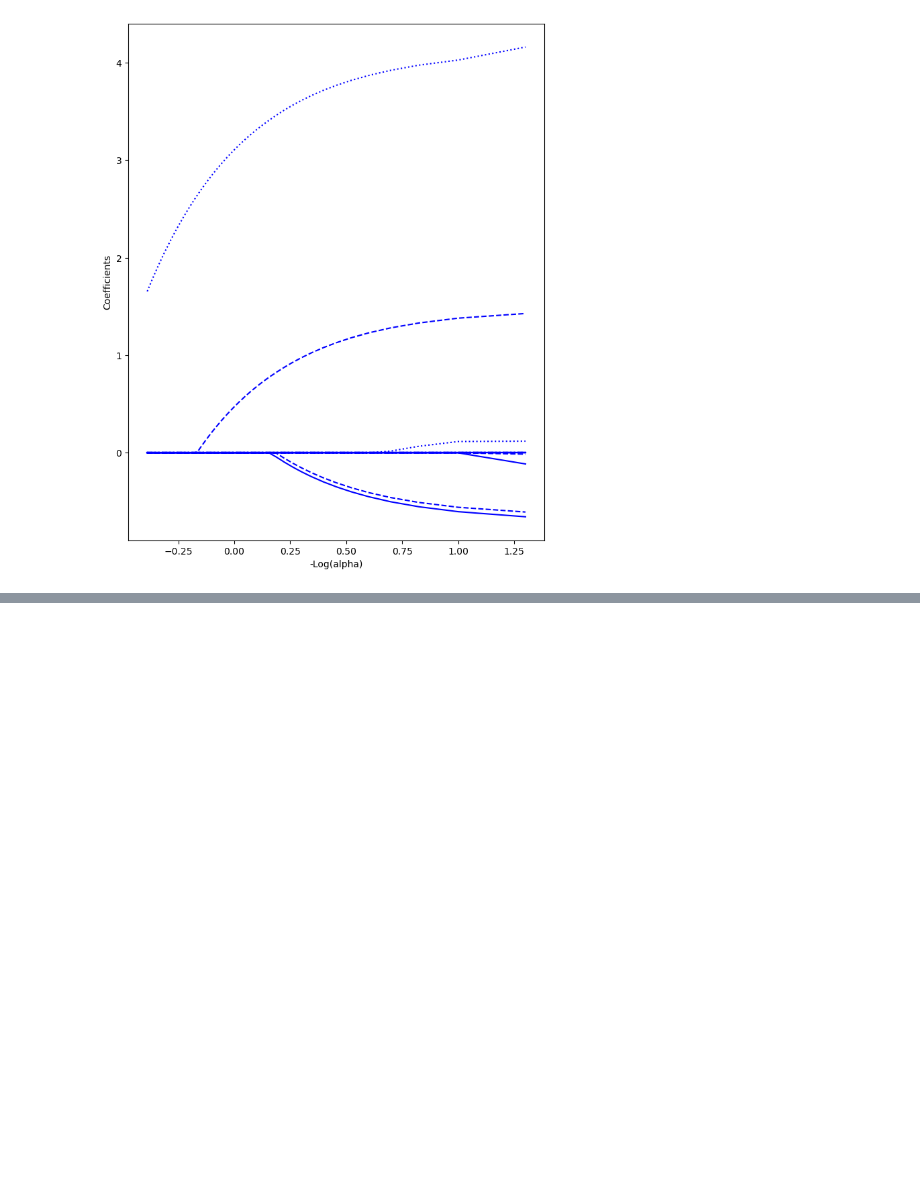
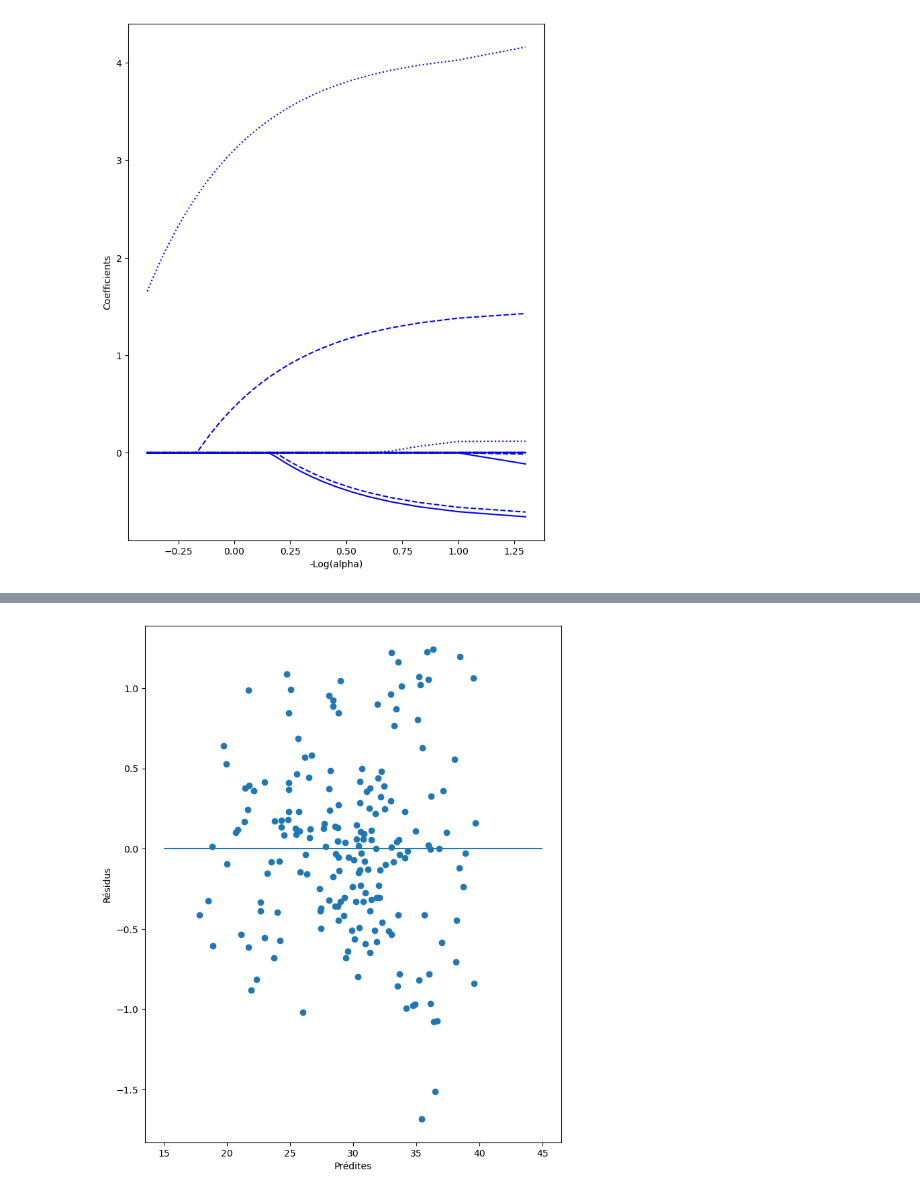
Before and after one commit to Anhquannnnnn/Machine-Learning, a Jupyter notebook: Python.ipynb, the cells around one changed output, grey strips where cells are left out. Drawn from its saved outputs; the diff is of its cells as text; code cells hidden in the pictures; blank space fills up the shorter version.

```diff
--- a/Python.ipynb
+++ b/Python.ipynb
@@ -325,0 +360,8 @@ plt.show()
+# %%
+plt.plot(prev,Yc_test-prev,"o")
+plt.xlabel("Prédites")
+plt.ylabel("Résidus")
+plt.hlines(0,15,45)
+plt.show()
+# %% [output]
+[figure, added]
```
Also changed, not shown: parts of 14 cells of this notebook.
